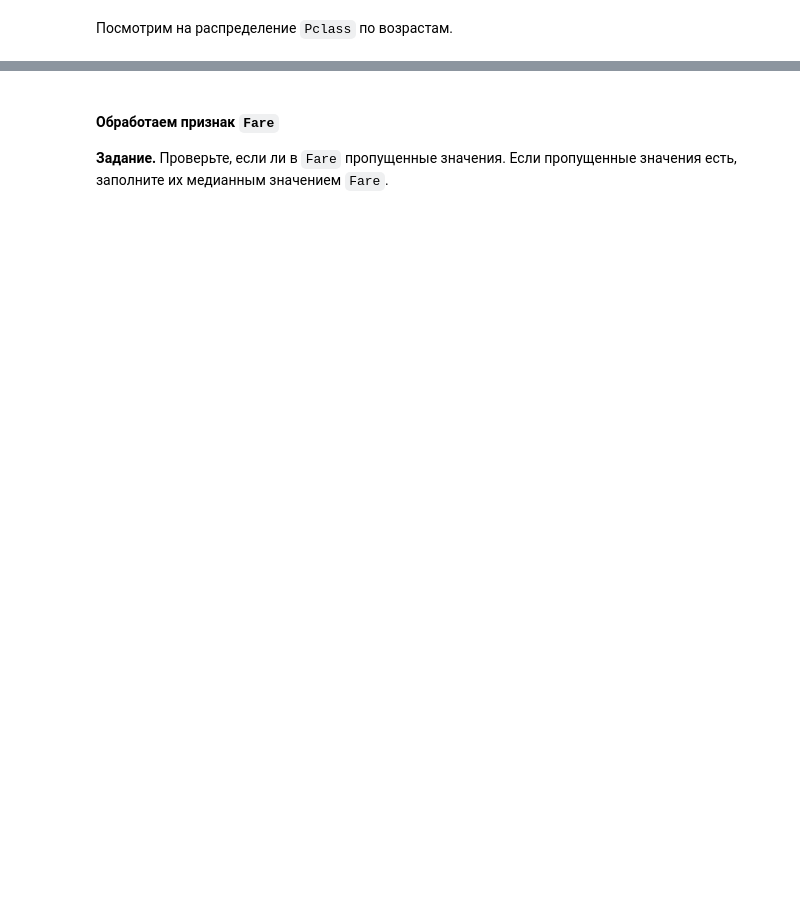
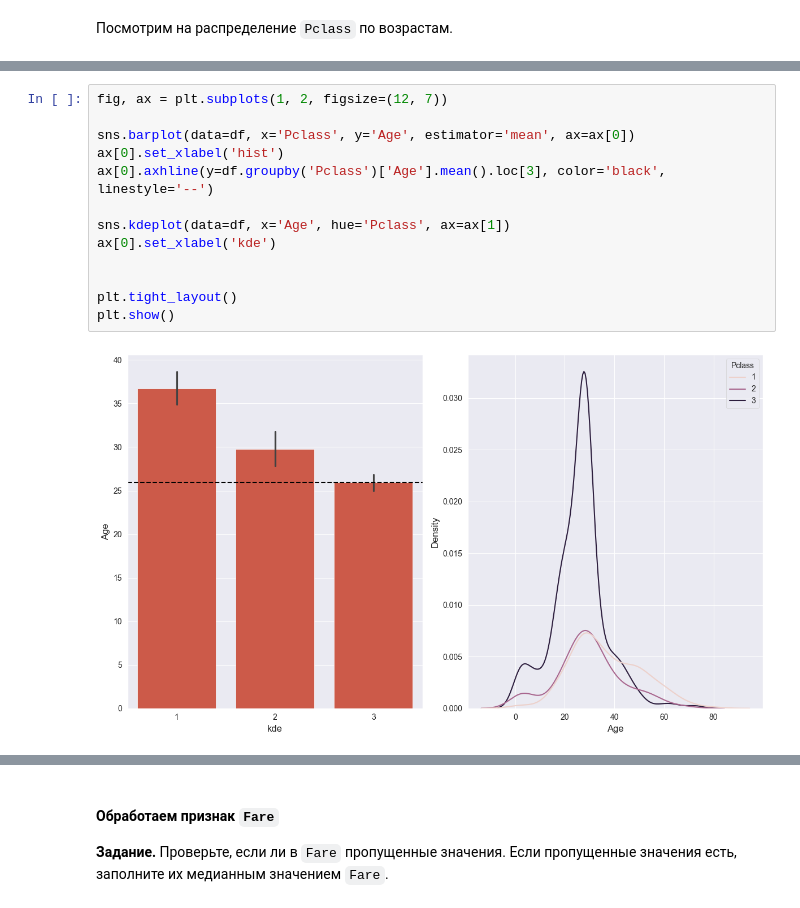
Before and after one commit to PypsenishAL/Introduction-to-Machine-learning-and-Statistics, a Jupyter notebook: DS/visualization_tasks.ipynb, the cells around one changed output, grey strips where cells are left out. Drawn from its saved outputs; the diff is of its cells as text; blank space fills up the shorter version.

```diff
--- a/DS/visualization_tasks.ipynb
+++ b/DS/visualization_tasks.ipynb
@@ -387,3 +383,18 @@ plt.show()
+# %%
+fig, ax = plt.subplots(1, 2, figsize=(12, 7))
+
+sns.barplot(data=df, x='Pclass', y='Age', estimator='mean', ax=ax[0])
+ax[0].set_xlabel('hist')
+ax[0].axhline(y=df.groupby('Pclass')['Age'].mean().loc[3], color='black', linestyle='--')
+
+sns.kdeplot(data=df, x='Age', hue='Pclass', ax=ax[1])
+ax[0].set_xlabel('kde')
+
+
+plt.tight_layout()
+plt.show()
+# %% [output]
+[figure, added]
 # %%
 facet = sns.FacetGrid(data=Data, hue="Pclass", legend_out=True, height=5, aspect=1.5)
 facet = facet.map(sns.kdeplot, "Age")
```
Also changed, not shown: parts of 32 cells of this notebook.
